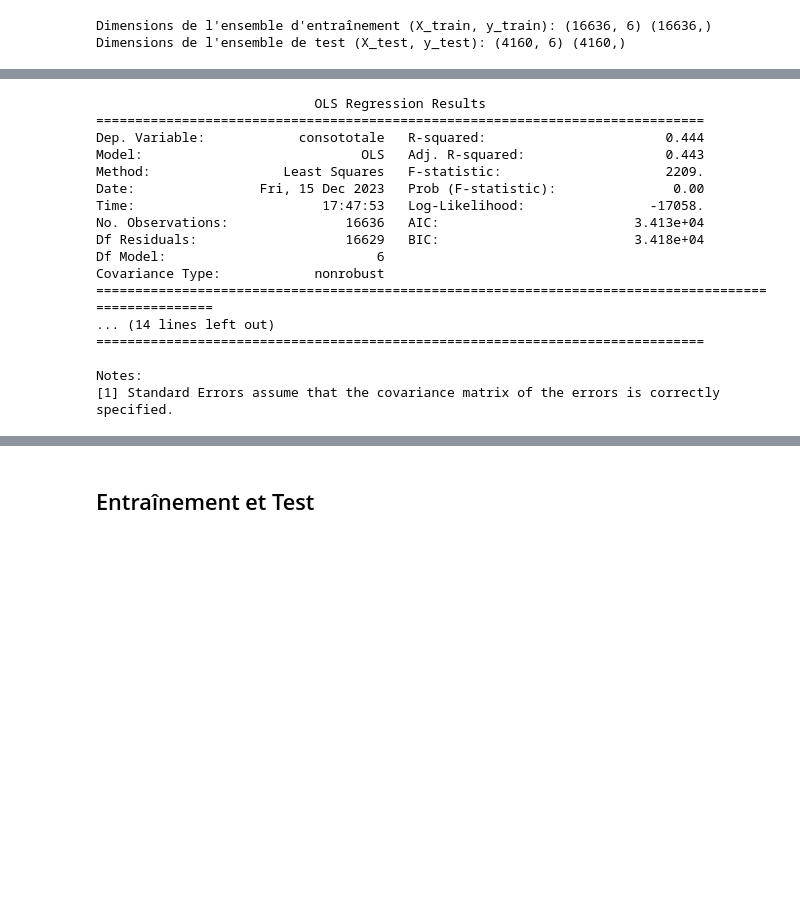
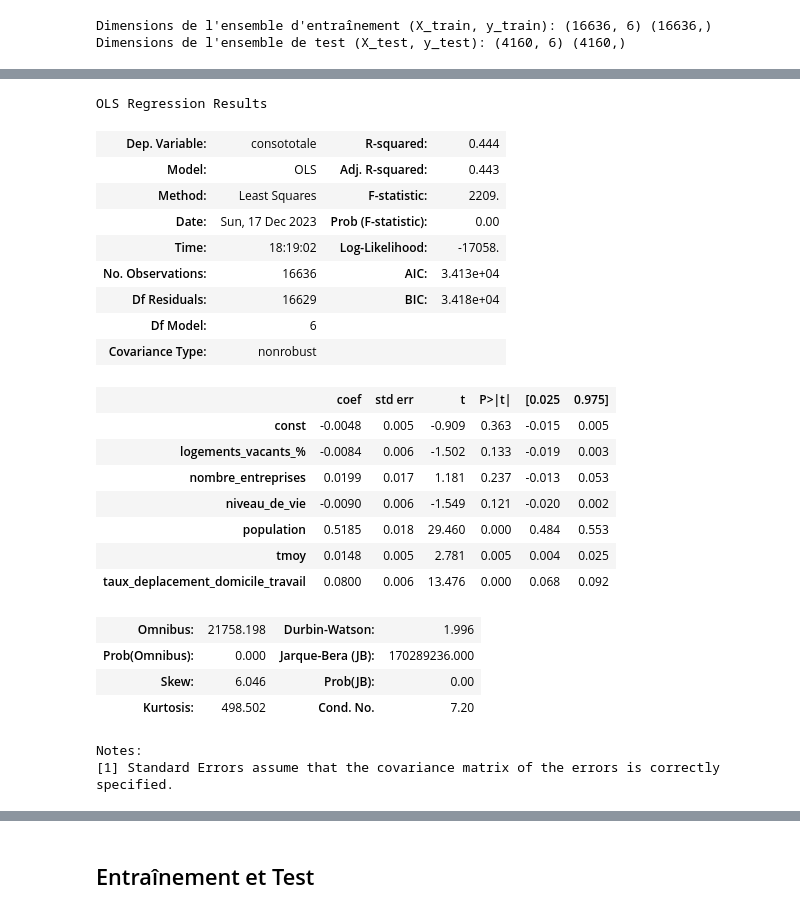
Before and after one commit to tgarnier067/Projet-Python-2023, a Jupyter notebook: Notebook_unique_a_renommer.ipynb, the cells around one changed output, grey strips where cells are left out. Cells and saved outputs as stored; diff of their text form; code cells hidden in the pictures; blank space fills up the shorter version.

```diff
--- a/Notebook_unique_a_renommer.ipynb
+++ b/Notebook_unique_a_renommer.ipynb
@@ -982,23 +981,29 @@ Requirement already satisfied: six in /home/codespace/.local/lib/python3.10/site
 # %%
 # Interprétation / significativité des coefficients
-# %%
-# Affichage du résumé
-print(modele_regression_stats.summary())
-# %% [output]
-                            OLS Regression Results
-==============================================================================
-Dep. Variable:            consototale   R-squared:                       0.444
-Model:                            OLS   Adj. R-squared:                  0.443
-Method:                 Least Squares   F-statistic:                     2209.
-Date:                Fri, 15 Dec 2023   Prob (F-statistic):               0.00
-Time:                        17:47:53   Log-Likelihood:                -17058.
-No. Observations:               16636   AIC:                         3.413e+04
-Df Residuals:                   16629   BIC:                         3.418e+04
-Df Model:                           6
-Covariance Type:            nonrobust
-=====================================================================================================
-... (14 lines left out)
-==============================================================================
-
-Notes:
-[1] Standard Errors assume that the covariance matrix of the errors is correctly specified.
+# %%
+modele_regression.summary()
+# %% [output]
+OLS Regression Results
+| Dep. Variable: | consototale | R-squared: | 0.444 |
+| Model: | OLS | Adj. R-squared: | 0.443 |
+| Method: | Least Squares | F-statistic: | 2209. |
+| Date: | Sun, 17 Dec 2023 | Prob (F-statistic): | 0.00 |
+| Time: | 18:19:02 | Log-Likelihood: | -17058. |
+| No. Observations: | 16636 | AIC: | 3.413e+04 |
+| Df Residuals: | 16629 | BIC: | 3.418e+04 |
+| Df Model: | 6 |  |  |
+| Covariance Type: | nonrobust |  |  |
+|  | coef | std err | t | P>|t| | [0.025 | 0.975] |
+| const | -0.0048 | 0.005 | -0.909 | 0.363 | -0.015 | 0.005 |
+| logements_vacants_% | -0.0084 | 0.006 | -1.502 | 0.133 | -0.019 | 0.003 |
+| nombre_entreprises | 0.0199 | 0.017 | 1.181 | 0.237 | -0.013 | 0.053 |
+| niveau_de_vie | -0.0090 | 0.006 | -1.549 | 0.121 | -0.020 | 0.002 |
+| population | 0.5185 | 0.018 | 29.460 | 0.000 | 0.484 | 0.553 |
+| tmoy | 0.0148 | 0.005 | 2.781 | 0.005 | 0.004 | 0.025 |
+| taux_deplacement_domicile_travail | 0.0800 | 0.006 | 13.476 | 0.000 | 0.068 | 0.092 |
+| Omnibus: | 21758.198 | Durbin-Watson: | 1.996 |
+| Prob(Omnibus): | 0.000 | Jarque-Bera (JB): | 170289236.000 |
+| Skew: | 6.046 | Prob(JB): | 0.00 |
+| Kurtosis: | 498.502 | Cond. No. | 7.20 |
+Notes:
+[1] Standard Errors assume that the covariance matrix of the errors is correctly specified.
```
Also changed, not shown: parts of 23 cells of this notebook.
